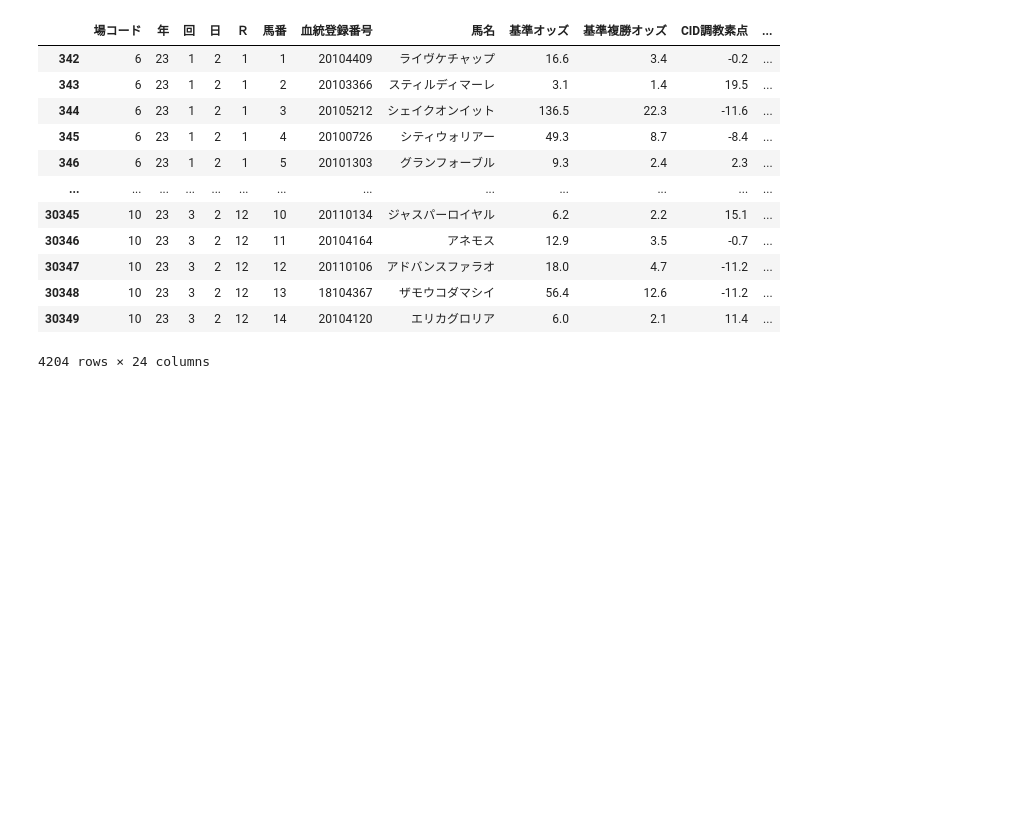
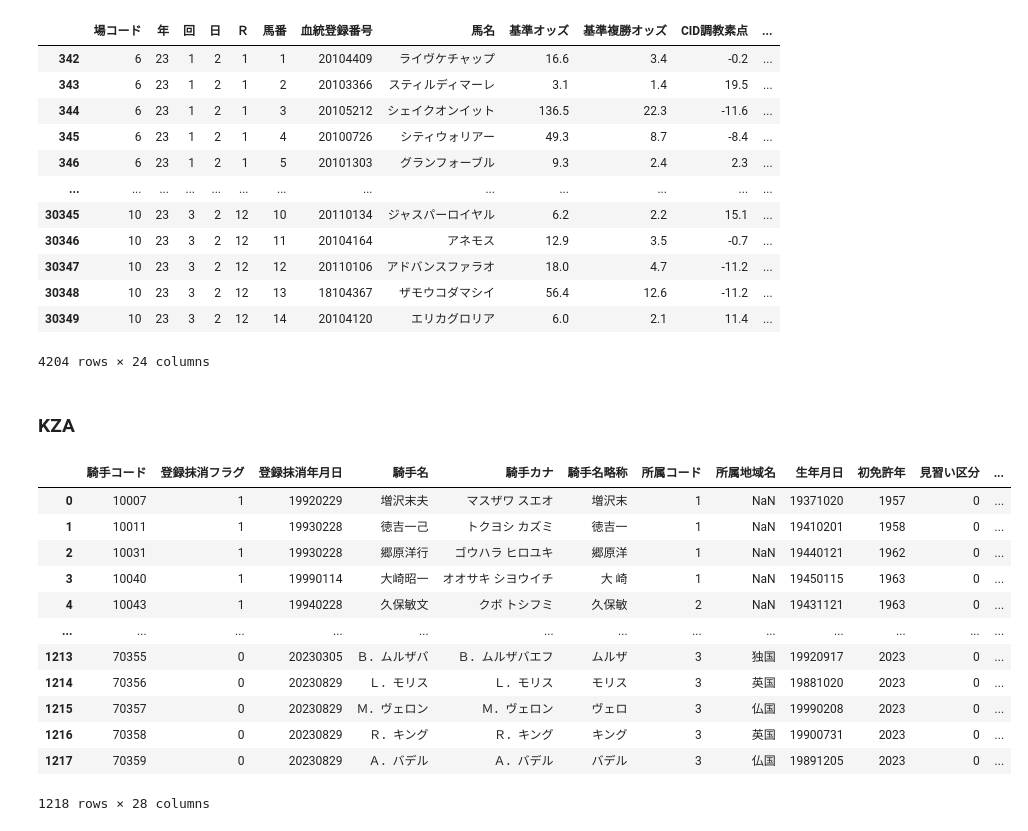
Before and after one commit to abukuma777/get_jrdb, a Jupyter notebook: data_check.ipynb, the cells around one changed output. Drawn from its saved outputs; the diff is of its cells as text; code cells hidden in the pictures; blank space fills up the shorter version.

```diff
--- a/data_check.ipynb
+++ b/data_check.ipynb
@@ -193,3 +193,24 @@ array([ 1,  2,  3,  4,  5,  6,  7,  8,  9, 10, 11, 12])
 | 30348 | 10 | 23 | 3 | 2 | 12 | 13 | 18104367 | ザモウコダマシイ | 56.4 | 12.6 | -11.2 | ... |
 | 30349 | 10 | 23 | 3 | 2 | 12 | 14 | 20104120 | エリカグロリア | 6.0 | 2.1 | 11.4 | ... |
 4204 rows × 24 columns
+# %% [markdown]
+### KZA
+# %%
+File_type = 'KZA'
+year = 2023
+df_a = pd.read_csv(f'/app/data/jrdb_csv/{File_type}/{File_type}_{year}.csv')
+df_a
+# %% [output]
+|  | 騎手コード | 登録抹消フラグ | 登録抹消年月日 | 騎手名 | 騎手カナ | 騎手名略称 | 所属コード | 所属地域名 | 生年月日 | 初免許年 | 見習い区分 | ... |
+| 0 | 10007 | 1 | 19920229 | 増沢末夫 | マスザワ スエオ | 増沢末 | 1 | NaN | 19371020 | 1957 | 0 | ... |
+| 1 | 10011 | 1 | 19930228 | 徳吉一己 | トクヨシ カズミ | 徳吉一 | 1 | NaN | 19410201 | 1958 | 0 | ... |
+| 2 | 10031 | 1 | 19930228 | 郷原洋行 | ゴウハラ ヒロユキ | 郷原洋 | 1 | NaN | 19440121 | 1962 | 0 | ... |
+| 3 | 10040 | 1 | 19990114 | 大崎昭一 | オオサキ シヨウイチ | 大 崎 | 1 | NaN | 19450115 | 1963 | 0 | ... |
+| 4 | 10043 | 1 | 19940228 | 久保敏文 | クボ トシフミ | 久保敏 | 2 | NaN | 19431121 | 1963 | 0 | ... |
+| ... | ... | ... | ... | ... | ... | ... | ... | ... | ... | ... | ... | ... |
+| 1213 | 70355 | 0 | 20230305 | Ｂ．ムルザバ | Ｂ．ムルザバエフ | ムルザ | 3 | 独国 | 19920917 | 2023 | 0 | ... |
+| 1214 | 70356 | 0 | 20230829 | Ｌ．モリス | Ｌ．モリス | モリス | 3 | 英国 | 19881020 | 2023 | 0 | ... |
+| 1215 | 70357 | 0 | 20230829 | Ｍ．ヴェロン | Ｍ．ヴェロン | ヴェロ | 3 | 仏国 | 19990208 | 2023 | 0 | ... |
+| 1216 | 70358 | 0 | 20230829 | Ｒ．キング | Ｒ．キング | キング | 3 | 英国 | 19900731 | 2023 | 0 | ... |
+| 1217 | 70359 | 0 | 20230829 | Ａ．バデル | Ａ．バデル | バデル | 3 | 仏国 | 19891205 | 2023 | 0 | ... |
+1218 rows × 28 columns
```
Also changed, not shown: 2 other files.
